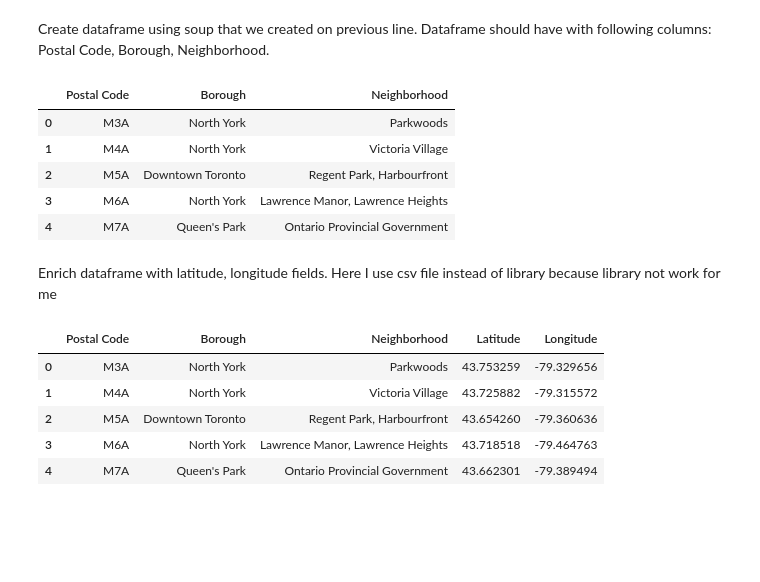
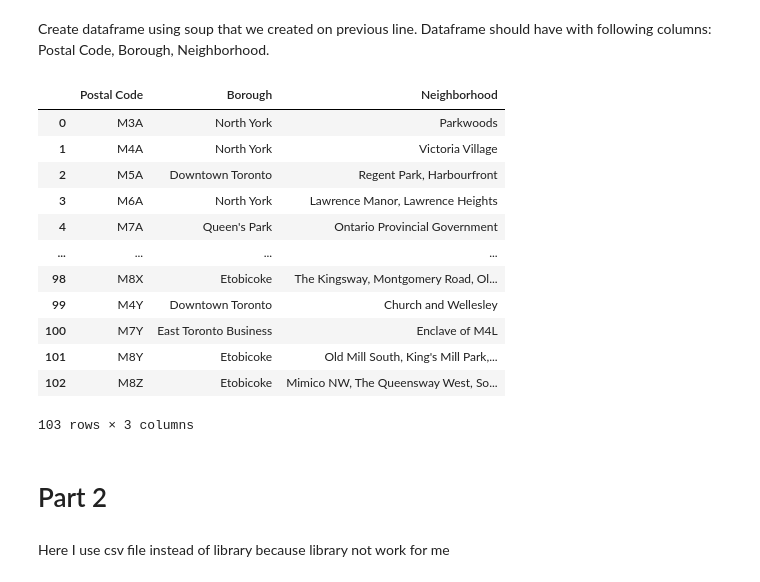
Before and after one commit to mrskofild/Coursera_Clustering_Neighborhoods, a Jupyter notebook: Clustering Neighborhoods in Toronto.ipynb, the cells around one changed output. Saved outputs shown, nothing was run; the diff lists cells and outputs as text; code cells hidden in the pictures; blank space fills up the shorter version.

```diff
--- a/Clustering Neighborhoods in Toronto.ipynb
+++ b/Clustering Neighborhoods in Toronto.ipynb
@@ -68,24 +53,24 @@ df['Borough']=df['Borough'].replace({'Downtown TorontoStn A PO Boxes25 The Espla
                                              'EtobicokeNorthwest':'Etobicoke Northwest','East YorkEast Toronto':'East York/East Toronto',
                                              'MississaugaCanada Post Gateway Processing Centre':'Mississauga'})
 # %%
-df.head()
+df
 # %% [output]
 |  | Postal Code | Borough | Neighborhood |
 | 0 | M3A | North York | Parkwoods |
 | 1 | M4A | North York | Victoria Village |
 | 2 | M5A | Downtown Toronto | Regent Park, Harbourfront |
 | 3 | M6A | North York | Lawrence Manor, Lawrence Heights |
 | 4 | M7A | Queen's Park | Ontario Provincial Government |
+| ... | ... | ... | ... |
+| 98 | M8X | Etobicoke | The Kingsway, Montgomery Road, Ol... |
+| 99 | M4Y | Downtown Toronto | Church and Wellesley |
+| 100 | M7Y | East Toronto Business | Enclave of M4L |
+| 101 | M8Y | Etobicoke | Old Mill South, King's Mill Park,... |
+| 102 | M8Z | Etobicoke | Mimico NW, The Queensway West, So... |
+103 rows × 3 columns
+# %% [markdown]
+# Part 2
 # %% [markdown]
-Enrich dataframe with latitude, longitude fields. Here I use csv file instead of library because library not work for me
+Here I use csv file instead of library because library not work for me
 # %%
 csv_df = pd.read_csv('https://cf-courses-data.s3.us.cloud-object-storage.appdomain.cloud/IBMDeveloperSkillsNetwork-DS0701EN-SkillsNetwork/labs_v1/Geospatial_Coordinates.csv')
-df = pd.merge(df, csv_df, on = "Postal Code", how = "inner")
-df.head()
-# %% [output]
-|  | Postal Code | Borough | Neighborhood | Latitude | Longitude |
-| 0 | M3A | North York | Parkwoods | 43.753259 | -79.329656 |
-| 1 | M4A | North York | Victoria Village | 43.725882 | -79.315572 |
-| 2 | M5A | Downtown Toronto | Regent Park, Harbourfront | 43.654260 | -79.360636 |
-| 3 | M6A | North York | Lawrence Manor, Lawrence Heights | 43.718518 | -79.464763 |
-| 4 | M7A | Queen's Park | Ontario Provincial Government | 43.662301 | -79.389494 |
```
Also changed, not shown: parts of 13 cells of this notebook.
